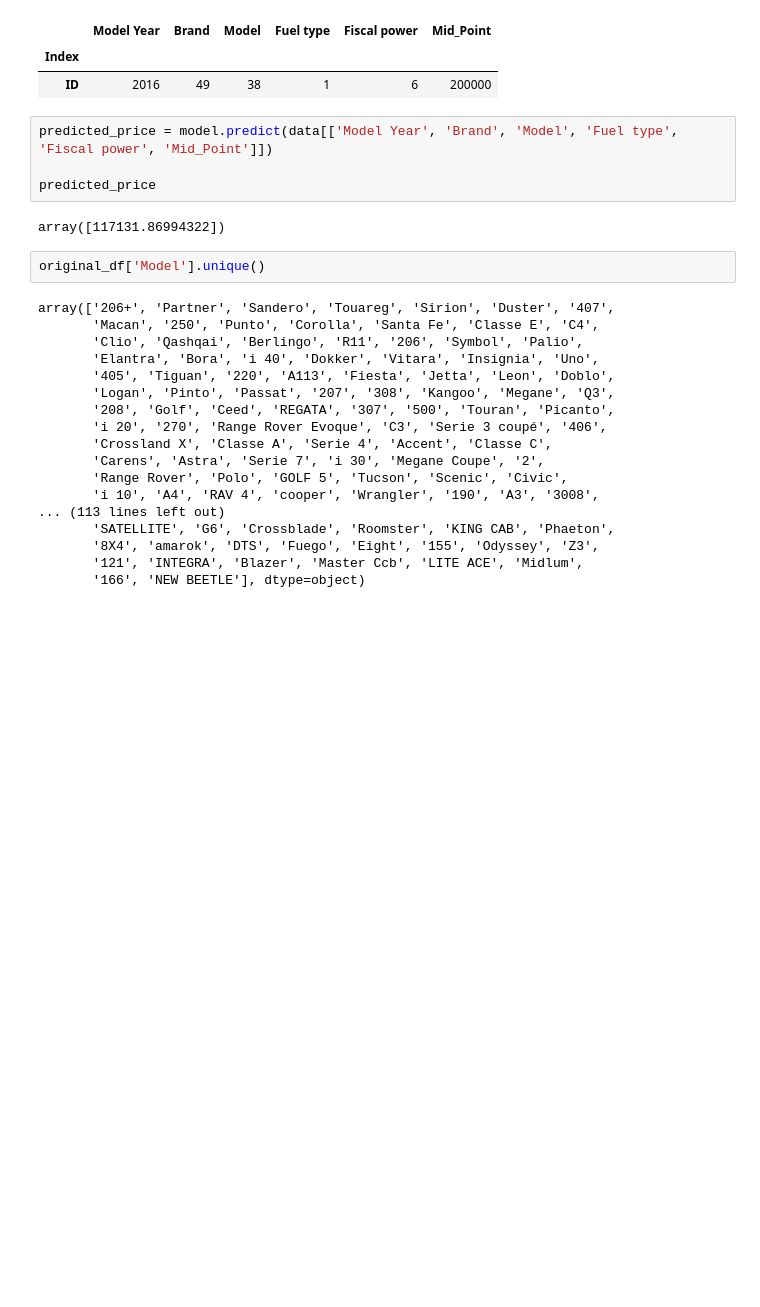
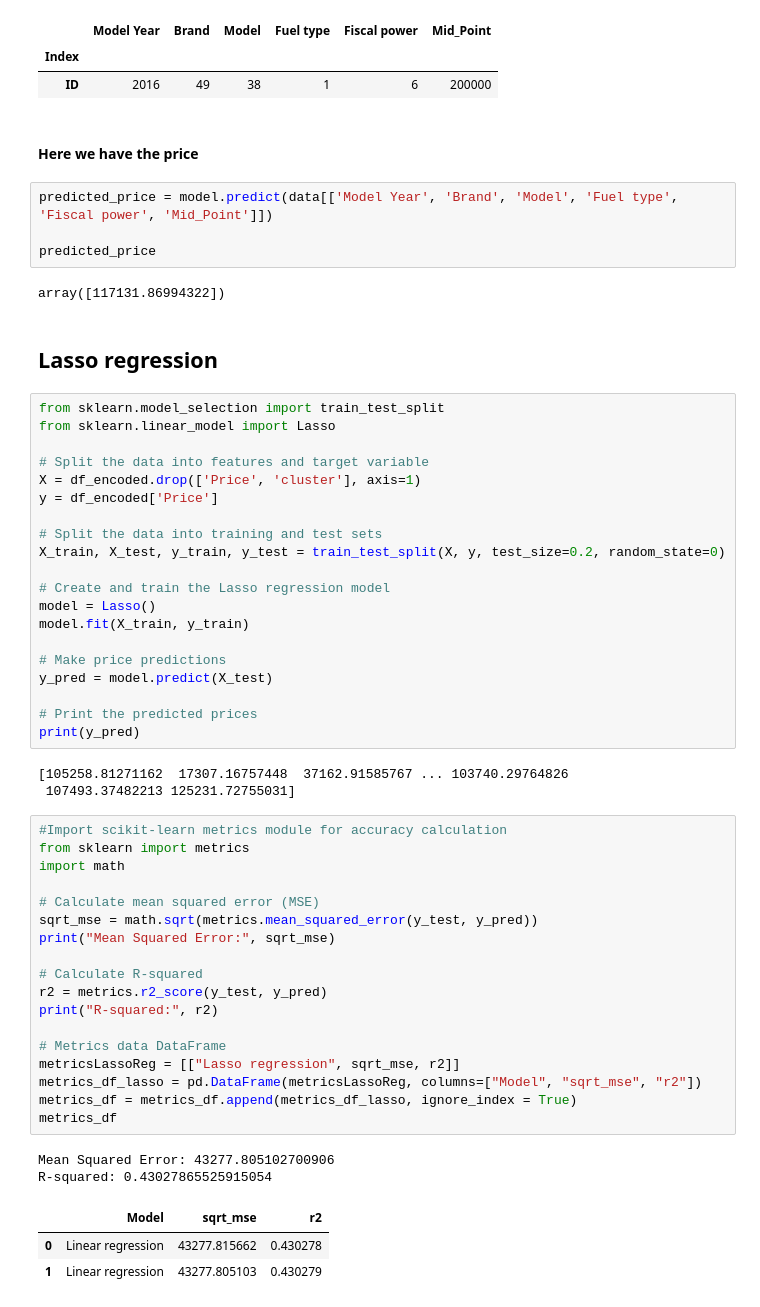
Before and after one commit to AmineDT/PFA, a Jupyter notebook: CarsML.ipynb, the cells around one changed output. Cells and saved outputs as stored; diff of their text form; blank space fills up the shorter version.

```diff
--- a/CarsML.ipynb
+++ b/CarsML.ipynb
@@ -609,29 +641,60 @@ data
 |  | Model Year | Brand | Model | Fuel type | Fiscal power | Mid_Point |
 | Index |  |  |  |  |  |  |
 | ID | 2016 | 49 | 38 | 1 | 6 | 200000 |
+# %% [markdown]
+#### Here we have the price
 # %%
 predicted_price = model.predict(data[['Model Year', 'Brand', 'Model', 'Fuel type', 'Fiscal power', 'Mid_Point']])
 
 predicted_price
 # %% [output]
 array([117131.86994322])
-# %%
-original_df['Model'].unique()
-# %% [output]
-array(['206+', 'Partner', 'Sandero', 'Touareg', 'Sirion', 'Duster', '407',
-       'Macan', '250', 'Punto', 'Corolla', 'Santa Fe', 'Classe E', 'C4',
-       'Clio', 'Qashqai', 'Berlingo', 'R11', '206', 'Symbol', 'Palio',
-       'Elantra', 'Bora', 'i 40', 'Dokker', 'Vitara', 'Insignia', 'Uno',
-       '405', 'Tiguan', '220', 'A113', 'Fiesta', 'Jetta', 'Leon', 'Doblo',
-       'Logan', 'Pinto', 'Passat', '207', '308', 'Kangoo', 'Megane', 'Q3',
-       '208', 'Golf', 'Ceed', 'REGATA', '307', '500', 'Touran', 'Picanto',
-       'i 20', '270', 'Range Rover Evoque', 'C3', 'Serie 3 coupé', '406',
-       'Crossland X', 'Classe A', 'Serie 4', 'Accent', 'Classe C',
-       'Carens', 'Astra', 'Serie 7', 'i 30', 'Megane Coupe', '2',
-       'Range Rover', 'Polo', 'GOLF 5', 'Tucson', 'Scenic', 'Civic',
-       'i 10', 'A4', 'RAV 4', 'cooper', 'Wrangler', '190', 'A3', '3008',
-... (113 lines left out)
-       'SATELLITE', 'G6', 'Crossblade', 'Roomster', 'KING CAB', 'Phaeton',
-       '8X4', 'amarok', 'DTS', 'Fuego', 'Eight', '155', 'Odyssey', 'Z3',
-       '121', 'INTEGRA', 'Blazer', 'Master Ccb', 'LITE ACE', 'Midlum',
-       '166', 'NEW BEETLE'], dtype=object)
+# %% [markdown]
+## Lasso regression
+# %%
+from sklearn.model_selection import train_test_split
+from sklearn.linear_model import Lasso
+
+# Split the data into features and target variable
+X = df_encoded.drop(['Price', 'cluster'], axis=1)
+y = df_encoded['Price']
+
+# Split the data into training and test sets
+X_train, X_test, y_train, y_test = train_test_split(X, y, test_size=0.2, random_state=0)
+
+# Create and train the Lasso regression model
+model = Lasso()
+model.fit(X_train, y_train)
+
+# Make price predictions
+y_pred = model.predict(X_test)
+
+# Print the predicted prices
+print(y_pred)
+# %% [output]
+[105258.81271162  17307.16757448  37162.91585767 ... 103740.29764826
+ 107493.37482213 125231.72755031]
+# %%
+#Import scikit-learn metrics module for accuracy calculation
+from sklearn import metrics
+import math
+
+# Calculate mean squared error (MSE)
+sqrt_mse = math.sqrt(metrics.mean_squared_error(y_test, y_pred))
+print("Mean Squared Error:", sqrt_mse)
+
+# Calculate R-squared
+r2 = metrics.r2_score(y_test, y_pred)
+print("R-squared:", r2)
+
+# Metrics data DataFrame
+metricsLassoReg = [["Lasso regression", sqrt_mse, r2]]
+metrics_df_lasso = pd.DataFrame(metricsLassoReg, columns=["Model", "sqrt_mse", "r2"])
+metrics_df = metrics_df.append(metrics_df_lasso, ignore_index = True)
+metrics_df
+# %% [output]
+Mean Squared Error: 43277.805102700906
+R-squared: 0.43027865525915054
+|  | Model | sqrt_mse | r2 |
+| 0 | Linear regression | 43277.815662 | 0.430278 |
+| 1 | Linear regression | 43277.805103 | 0.430279 |
```
Also changed, not shown: parts of 10 cells of this notebook, 1 other file.
